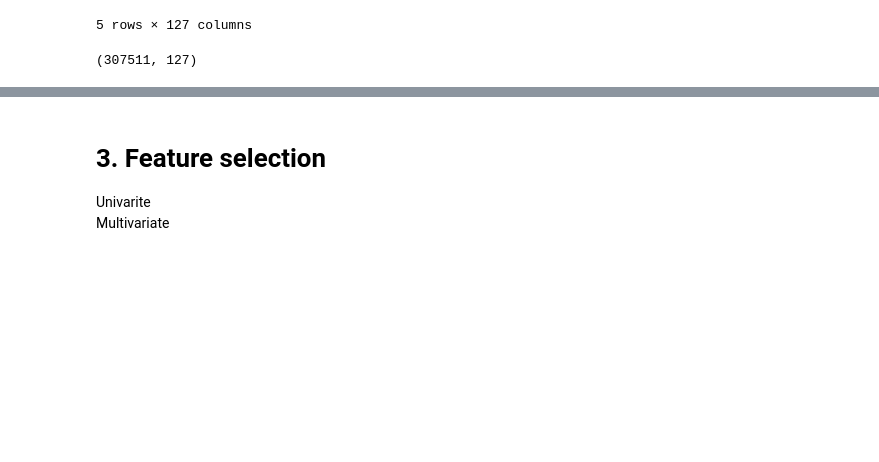
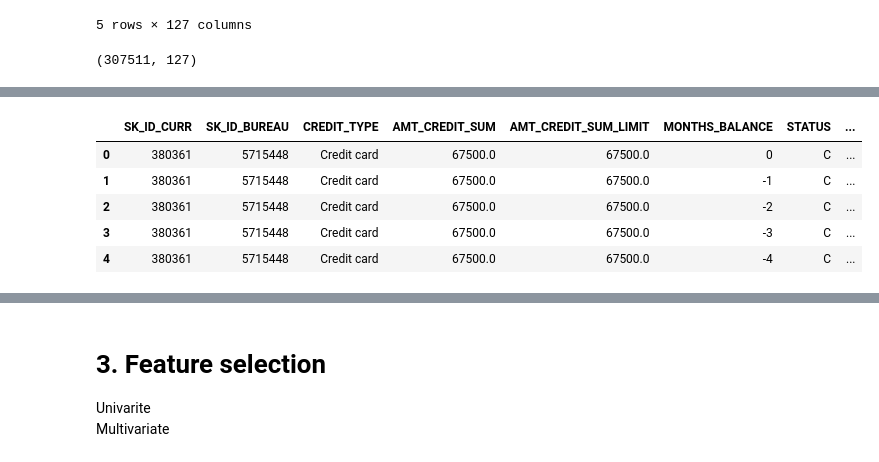
Before and after one commit to Nampq281/homecredit_pd_model, a Jupyter notebook: homecredit-pd-model.ipynb, the cells around one changed output, grey strips where cells are left out. Cells and saved outputs as stored; diff of their text form; code cells hidden in the pictures; blank space fills up the shorter version.

```diff
--- a/homecredit-pd-model.ipynb
+++ b/homecredit-pd-model.ipynb
@@ -552,3 +559,12 @@ df_ts['ln_grp'] = df_ts['ln_grp'].astype(int)
 # %%
 # check bureau_id trong LxM có tồn tại process_month active
 # đếm distinct bureau_id theo loại HĐ - sum theo ID
+# %%
+df_ts.head()
+# %% [output]
+|  | SK_ID_CURR | SK_ID_BUREAU | CREDIT_TYPE | AMT_CREDIT_SUM | AMT_CREDIT_SUM_LIMIT | MONTHS_BALANCE | STATUS | ... |
+| 0 | 380361 | 5715448 | Credit card | 67500.0 | 67500.0 | 0 | C | ... |
+| 1 | 380361 | 5715448 | Credit card | 67500.0 | 67500.0 | -1 | C | ... |
+| 2 | 380361 | 5715448 | Credit card | 67500.0 | 67500.0 | -2 | C | ... |
+| 3 | 380361 | 5715448 | Credit card | 67500.0 | 67500.0 | -3 | C | ... |
+| 4 | 380361 | 5715448 | Credit card | 67500.0 | 67500.0 | -4 | C | ... |
```
Also changed, not shown: parts of 15 cells of this notebook.
